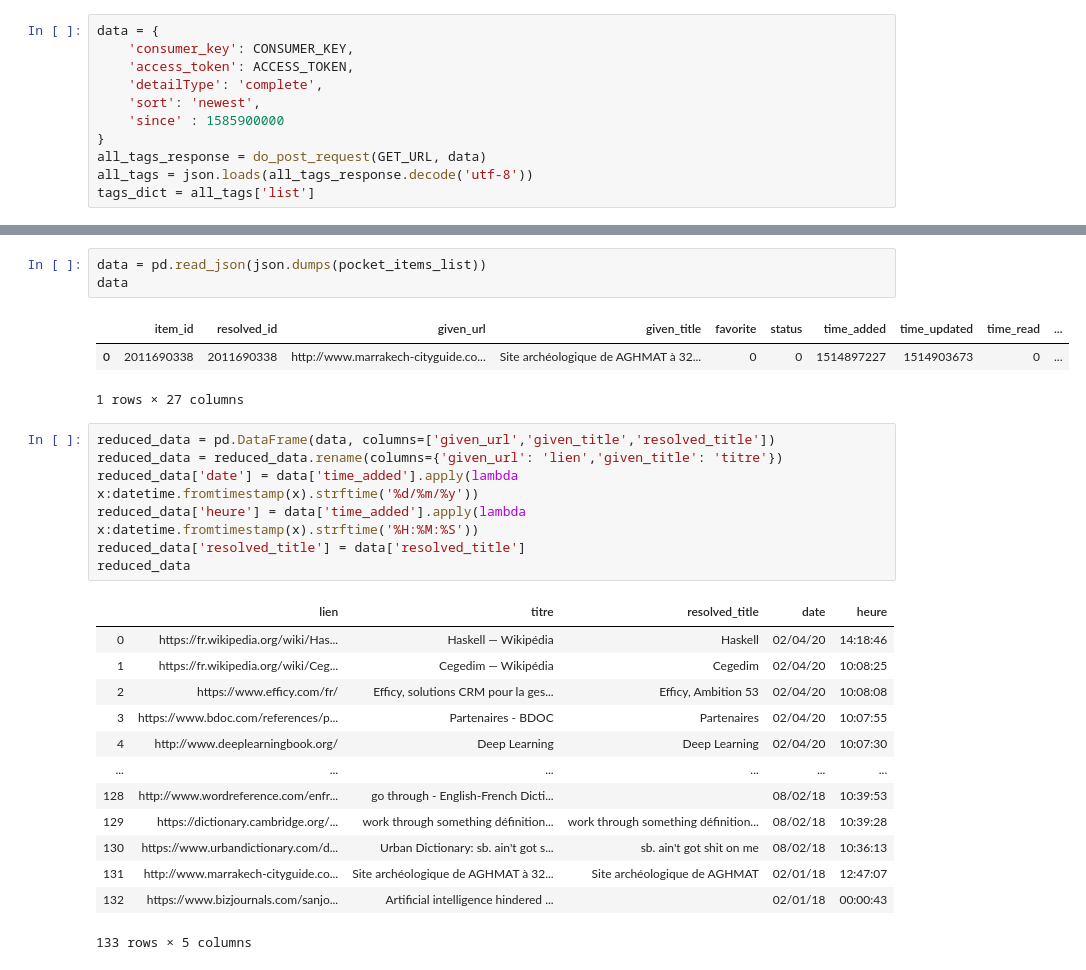
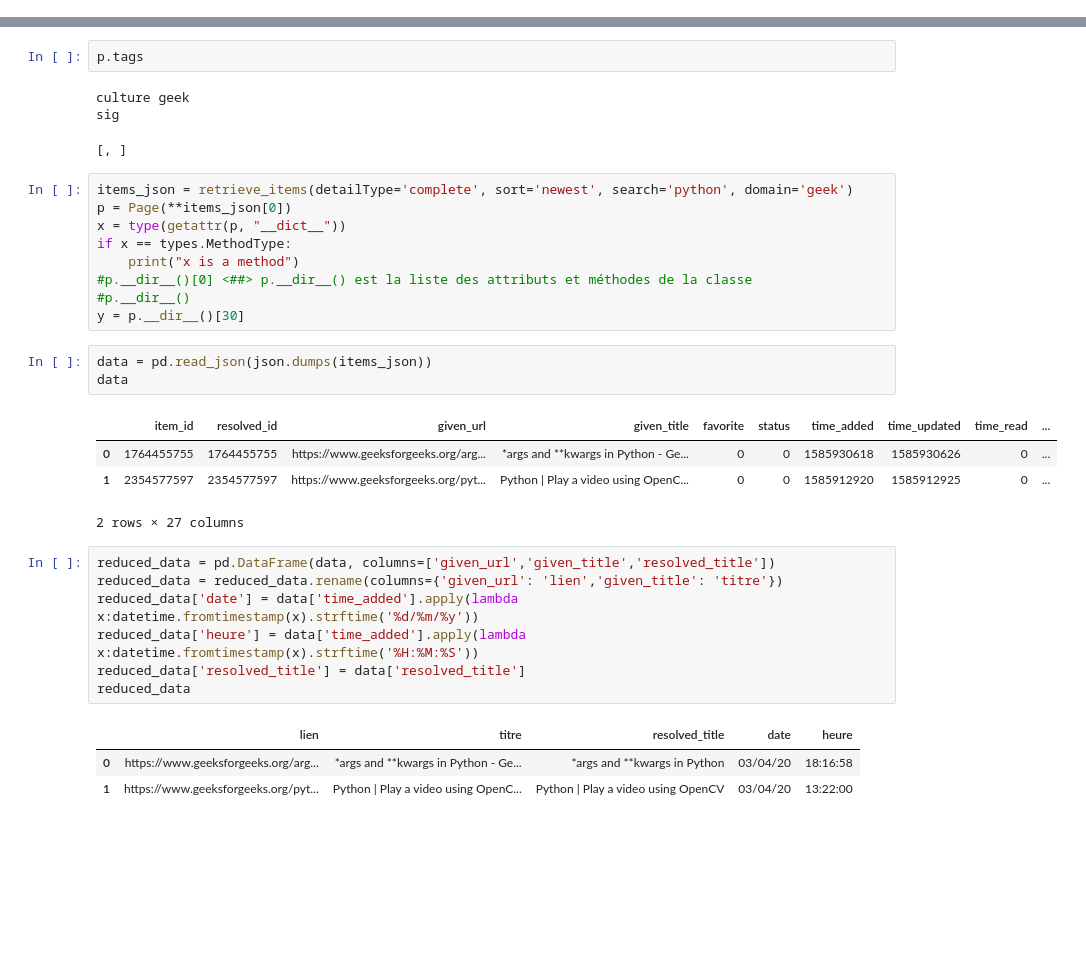
Before and after one commit to l1l0l/Pocket-mining, a Jupyter notebook: data_for_container/work/getpocket/Main.ipynb, the cells around one changed output, grey strips where cells are left out. Saved outputs shown, nothing was run; the diff lists cells and outputs as text; blank space fills up the shorter version.

```diff
--- a/data_for_container/work/getpocket/Main.ipynb
+++ b/data_for_container/work/getpocket/Main.ipynb
@@ -13,12 +11 @@ get_request_token()
-# %%
-data = {
-    'consumer_key': CONSUMER_KEY,
-    'access_token': ACCESS_TOKEN,
-    'detailType': 'complete',
-    'sort': 'newest',
-    'since' : 1585900000
-}
-all_tags_response = do_post_request(GET_URL, data)
-all_tags = json.loads(all_tags_response.decode('utf-8'))
-tags_dict = all_tags['list']
 # %%
@@ -126,10 +144,26 @@ pocket_items_list[0]
+# %%
+p.tags
+# %% [output]
+culture geek
+sig
+[, ]
+# %%
+items_json = retrieve_items(detailType='complete', sort='newest', search='python', domain='geek')
+p = Page(**items_json[0])
+x = type(getattr(p, "__dict__"))
+if x == types.MethodType:
+    print("x is a method")
+#p.__dir__()[0] <##> p.__dir__() est la liste des attributs et méthodes de la classe
+#p.__dir__()
+y = p.__dir__()[30]
 # %%
-data = pd.read_json(json.dumps(pocket_items_list))
+data = pd.read_json(json.dumps(items_json))
 data
 # %% [output]
 |  | item_id | resolved_id | given_url | given_title | favorite | status | time_added | time_updated | time_read | ... |
-| 0 | 2011690338 | 2011690338 | http://www.marrakech-cityguide.co... | Site archéologique de AGHMAT à 32... | 0 | 0 | 1514897227 | 1514903673 | 0 | ... |
+| 0 | 1764455755 | 1764455755 | https://www.geeksforgeeks.org/arg... | *args and **kwargs in Python - Ge... | 0 | 0 | 1585930618 | 1585930626 | 0 | ... |
+| 1 | 2354577597 | 2354577597 | https://www.geeksforgeeks.org/pyt... | Python | Play a video using OpenC... | 0 | 0 | 1585912920 | 1585912925 | 0 | ... |
-1 rows × 27 columns
+2 rows × 27 columns
 # %%
 reduced_data = pd.DataFrame(data, columns=['given_url','given_title','resolved_title'])
 reduced_data = reduced_data.rename(columns={'given_url': 'lien','given_title': 'titre'})
@@ -139,15 +173,5 @@ reduced_data['resolved_title'] = data['resolved_title']
 reduced_data
 # %% [output]
 |  | lien | titre | resolved_title | date | heure |
-| 0 | https://fr.wikipedia.org/wiki/Has... | Haskell — Wikipédia | Haskell | 02/04/20 | 14:18:46 |
-| 1 | https://fr.wikipedia.org/wiki/Ceg... | Cegedim — Wikipédia | Cegedim | 02/04/20 | 10:08:25 |
-| 2 | https://www.efficy.com/fr/ | Efficy, solutions CRM pour la ges... | Efficy, Ambition 53 | 02/04/20 | 10:08:08 |
-| 3 | https://www.bdoc.com/references/p... | Partenaires - BDOC | Partenaires | 02/04/20 | 10:07:55 |
-| 4 | http://www.deeplearningbook.org/ | Deep Learning | Deep Learning | 02/04/20 | 10:07:30 |
-| ... | ... | ... | ... | ... | ... |
-| 128 | http://www.wordreference.com/enfr... | go through - English-French Dicti... |  | 08/02/18 | 10:39:53 |
-| 129 | https://dictionary.cambridge.org/... | work through something définition... | work through something définition... | 08/02/18 | 10:39:28 |
-| 130 | https://www.urbandictionary.com/d... | Urban Dictionary: sb. ain't got s... | sb. ain't got shit on me | 08/02/18 | 10:36:13 |
-| 131 | http://www.marrakech-cityguide.co... | Site archéologique de AGHMAT à 32... | Site archéologique de AGHMAT | 02/01/18 | 12:47:07 |
-| 132 | https://www.bizjournals.com/sanjo... | Artificial intelligence hindered ... |  | 02/01/18 | 00:00:43 |
+| 0 | https://www.geeksforgeeks.org/arg... | *args and **kwargs in Python - Ge... | *args and **kwargs in Python | 03/04/20 | 18:16:58 |
+| 1 | https://www.geeksforgeeks.org/pyt... | Python | Play a video using OpenC... | Python | Play a video using OpenCV | 03/04/20 | 13:22:00 |
-133 rows × 5 columns
```
Also changed, not shown: parts of 18 cells of this notebook, 6 other files.
